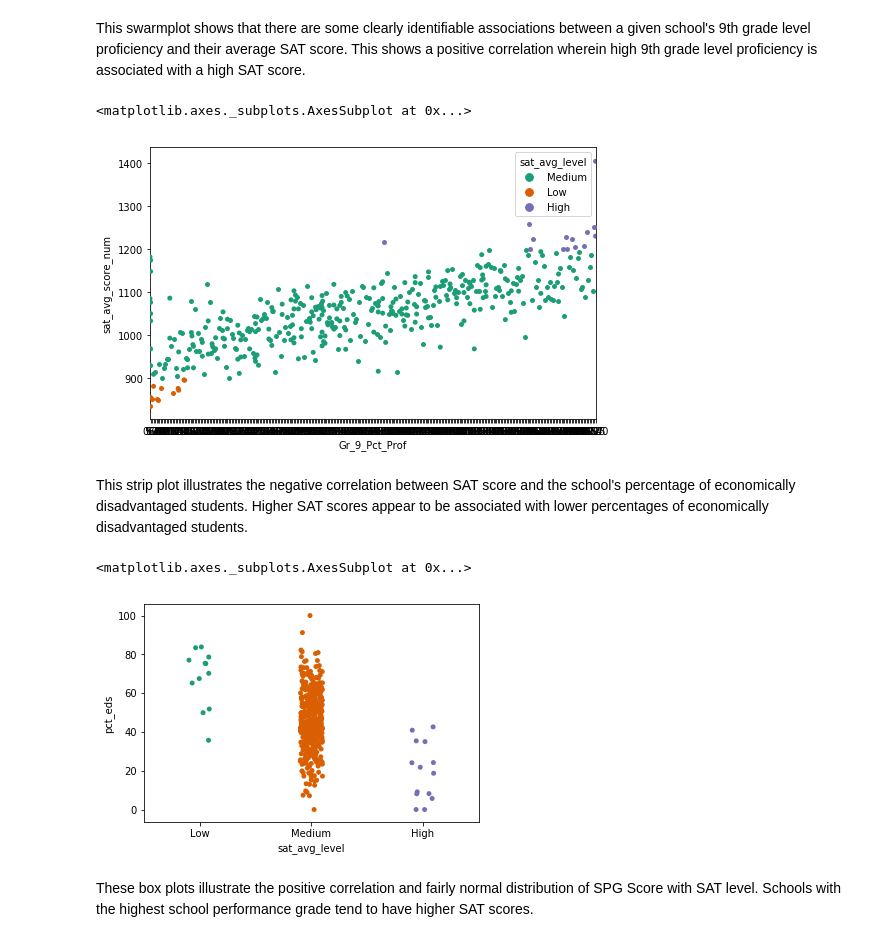
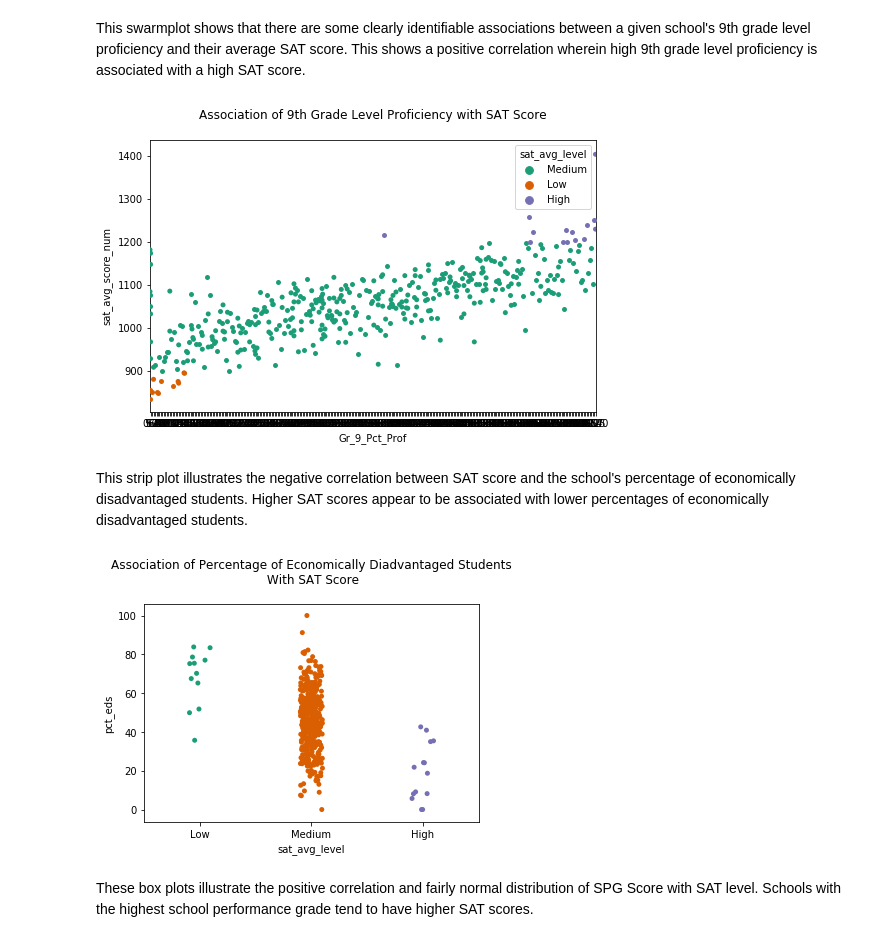
Before and after one commit to jeffweltman/MSDS7331, a Jupyter notebook: Jeff - NC Education - Data Quality and Explore Joint Attributes.ipynb, the cells around one changed output. Saved outputs shown, nothing was run; the diff lists cells and outputs as text; code cells hidden in the pictures.

```diff
--- a/Jeff - NC Education - Data Quality and Explore Joint Attributes.ipynb
+++ b/Jeff - NC Education - Data Quality and Explore Joint Attributes.ipynb
@@ -201,22 +213,25 @@ sns.countplot(y=ml_hs_2017_final["sat_avg_level"])
 This swarmplot shows that there are some clearly identifiable associations between a given school's 9th grade level proficiency and their average SAT score. This shows a positive correlation wherein high 9th grade level proficiency is associated with a high SAT score.
 # %%
 import seaborn as sns
-import matplotlib.pyplot as plt
+import matplotlib.pyplot as ply
 
-f, ax = plt.subplots(figsize=(8, 5))
-sns.swarmplot(x="Gr_9_Pct_Prof",y="sat_avg_score_num",hue="sat_avg_level", data=ml_hs_2017_final, palette="Dark2", ax=ax)
+f, ax = ply.subplots(figsize=(8, 5))
+sat_9th = sns.swarmplot(x="Gr_9_Pct_Prof",y="sat_avg_score_num",hue="sat_avg_level", data=ml_hs_2017_final, palette="Dark2", ax=ax)
+sat_9th.set_title("Association of 9th Grade Level Proficiency with SAT Score\n")
+ply.show()
 # %% [output]
-<matplotlib.axes._subplots.AxesSubplot at 0x...>
-[figure, old version]
+[figure, new version]
 # %% [markdown]
 This strip plot illustrates the negative correlation between SAT score and the school's percentage of economically disadvantaged students. Higher SAT scores appear to be associated with lower percentages of economically disadvantaged students.
 # %%
 import seaborn as sns
+import matplotlib.pyplot as ply
 
-sns.stripplot(x="sat_avg_level", y="pct_eds",jitter=True, order=['Low','Medium','High'], data=ml_hs_2017_final, palette="Dark2")
+sat_eds = sns.stripplot(x="sat_avg_level", y="pct_eds",jitter=True, order=['Low','Medium','High'], data=ml_hs_2017_final, palette="Dark2")
+sat_eds.set_title("Association of Percentage of Economically Diadvantaged Students\n With SAT Score\n")
+ply.show()
 # %% [output]
-<matplotlib.axes._subplots.AxesSubplot at 0x...>
-[figure, old version]
+[figure, new version]
 # %% [markdown]
 These box plots illustrate the positive correlation and fairly normal distribution of SPG Score with SAT level. Schools with the highest school performance grade tend to have higher SAT scores.
 # %%
```
Also changed, not shown: parts of 9 cells of this notebook.
